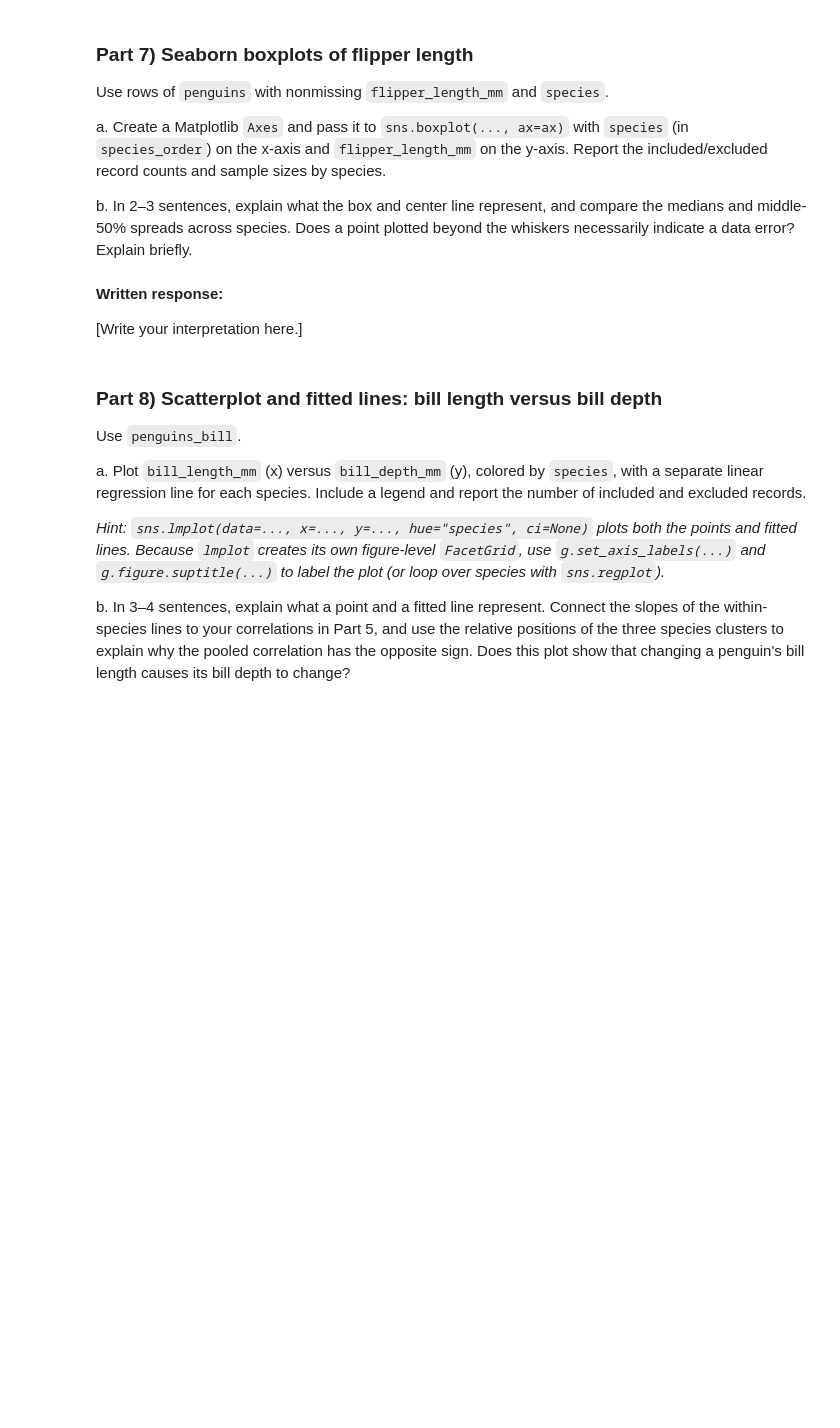
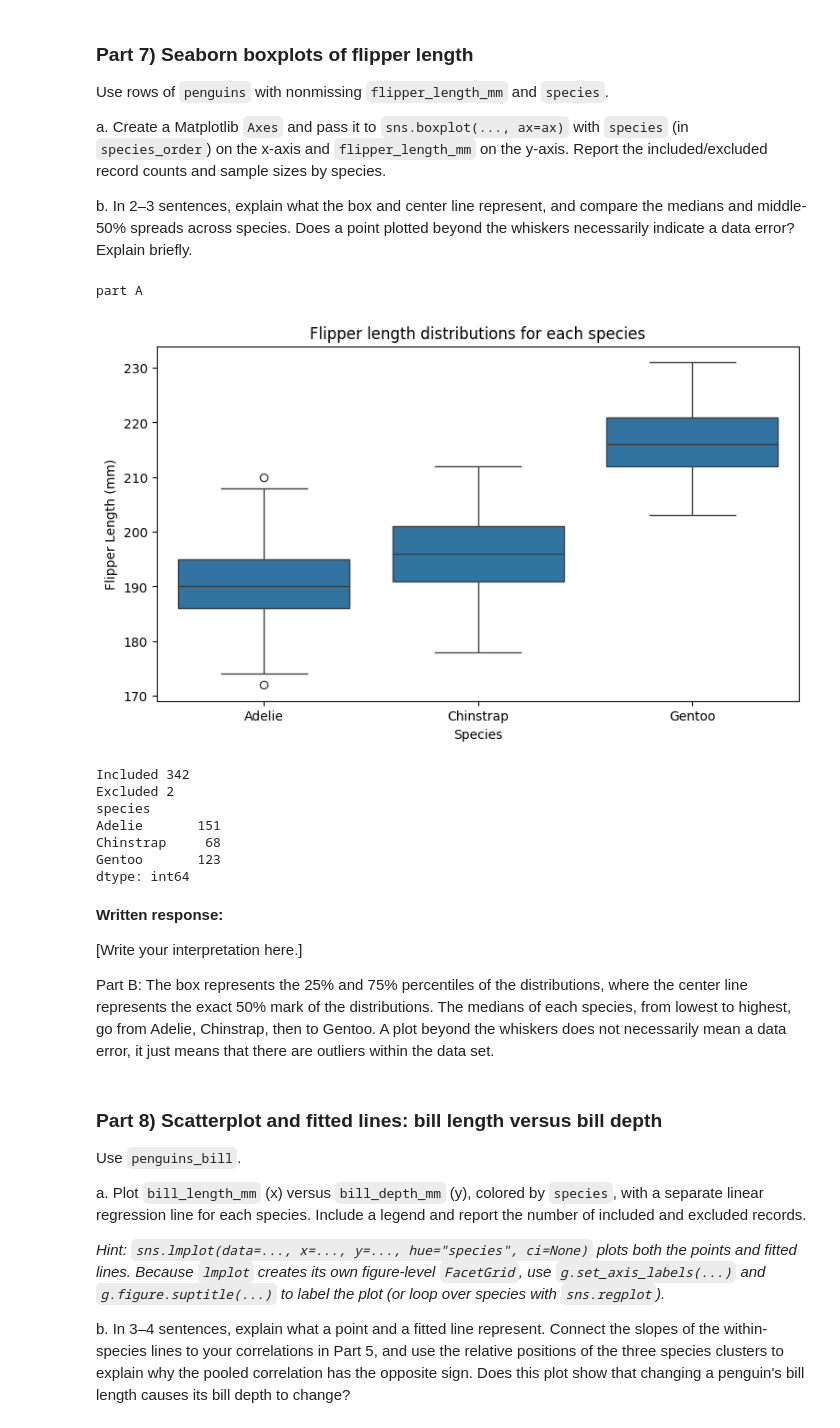
Before and after one commit to dennishuang70/26-fall-stats-21, a Jupyter notebook: homework/HW4/HW4_Penguins_Pandas.ipynb, the cells around one changed output. Saved outputs shown, nothing was run; the diff lists cells and outputs as text; code cells hidden in the pictures; blank space fills up the shorter version.

```diff
--- a/homework/HW4/HW4_Penguins_Pandas.ipynb
+++ b/homework/HW4/HW4_Penguins_Pandas.ipynb
@@ -170,10 +402,36 @@ a. Create a Matplotlib `Axes` and pass it to `sns.boxplot(..., ax=ax)` with `spe
 b. In 2–3 sentences, explain what the box and center line represent, and compare the medians and middle-50% spreads across species. Does a point plotted beyond the whiskers necessarily indicate a data error? Explain briefly.
 # %%
 # Part 7: draw seaborn boxplots on a Matplotlib Axes.
+# A
+print("part A")
+flippers = penguins.dropna(subset=["flipper_length_mm", "species"]).copy()
+fig, ax = plt.subplots(figsize = (9,5))
+sns.boxplot(data=flippers, x="species", y="flipper_length_mm", order=species_order, ax=ax)
+ax.set_title("Flipper length distributions for each species")
+ax.set_xlabel("Species")
+ax.set_ylabel("Flipper Length (mm)")
+plt.show()
+
+print("Included " + str(len(flippers)))
+print("Excluded " + str(len(penguins)- len(flippers)))
+print(flippers.groupby("species").size())
+# %% [output]
+part A
+[figure, added]
+Included 342
+Excluded 2
+species
+Adelie       151
+Chinstrap     68
+Gentoo       123
+dtype: int64
 # %% [markdown]
 **Written response:**
 
 [Write your interpretation here.]
+
+Part B:
+The box represents the 25% and 75% percentiles of the distributions, where the center line represents the exact 50% mark of the distributions. The medians of each species, from lowest to highest, go from Adelie, Chinstrap, then to Gentoo. A plot beyond the whiskers does not necessarily mean a data error, it just means that there are outliers within the data set.
 # %% [markdown]
 ### Part 8) Scatterplot and fitted lines: bill length versus bill depth
 
```
Also changed, not shown: parts of 20 cells of this notebook, 1 other file.
